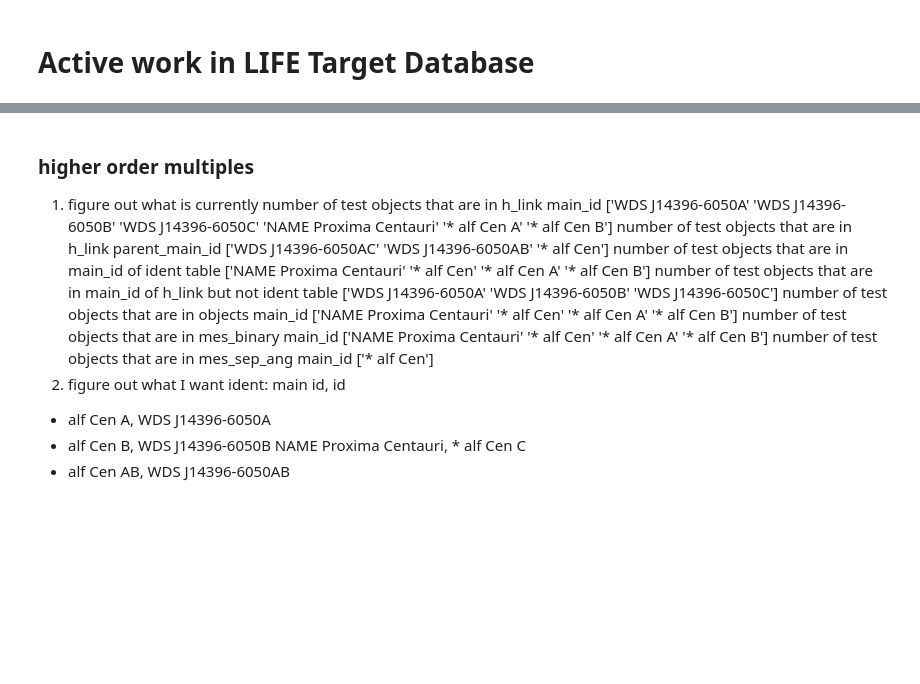
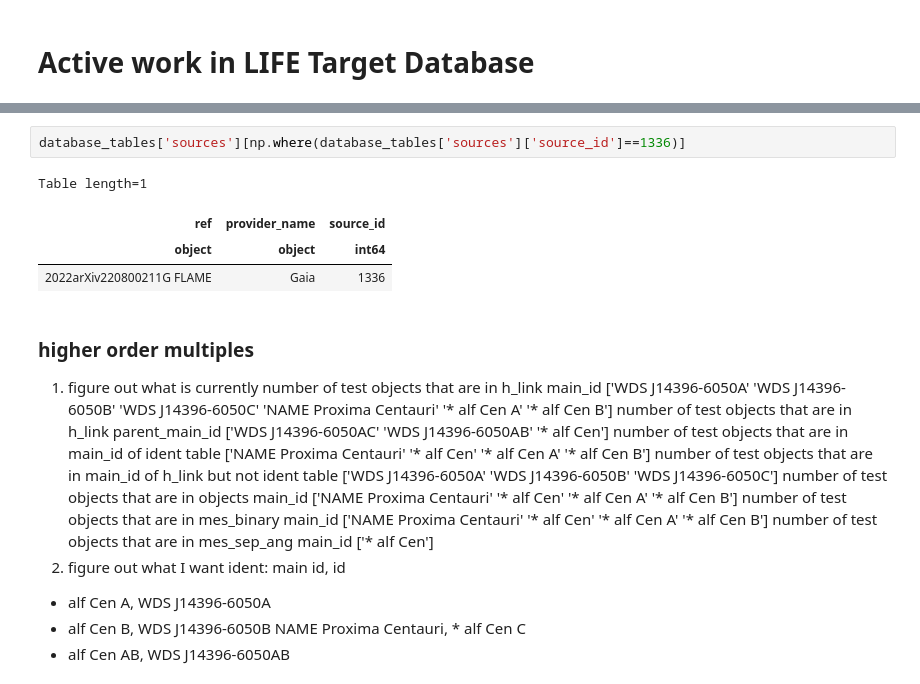
Before and after one commit to fmenti/life_td, a Jupyter notebook: data_generation/life_td_data_generation/life_td_Testbench.ipynb, the cells around one changed output, grey strips where cells are left out. Cells and saved outputs as stored; diff of their text form; blank space fills up the shorter version.

```diff
--- a/data_generation/life_td_data_generation/life_td_Testbench.ipynb
+++ b/data_generation/life_td_data_generation/life_td_Testbench.ipynb
@@ -69,3 +85,10 @@ DALServiceError: 500 Server Error: 500 for url: https://gea.esac.esa.int/tap-ser
+# %%
+database_tables['sources'][np.where(database_tables['sources']['source_id']==1336)]
+# %% [output]
+Table length=1
+| ref | provider_name | source_id |
+| object | object | int64 |
+| 2022arXiv220800211G FLAME | Gaia | 1336 |
 # %% [markdown]
 ### higher order multiples
 
```
Also changed, not shown: parts of 6 cells of this notebook.
